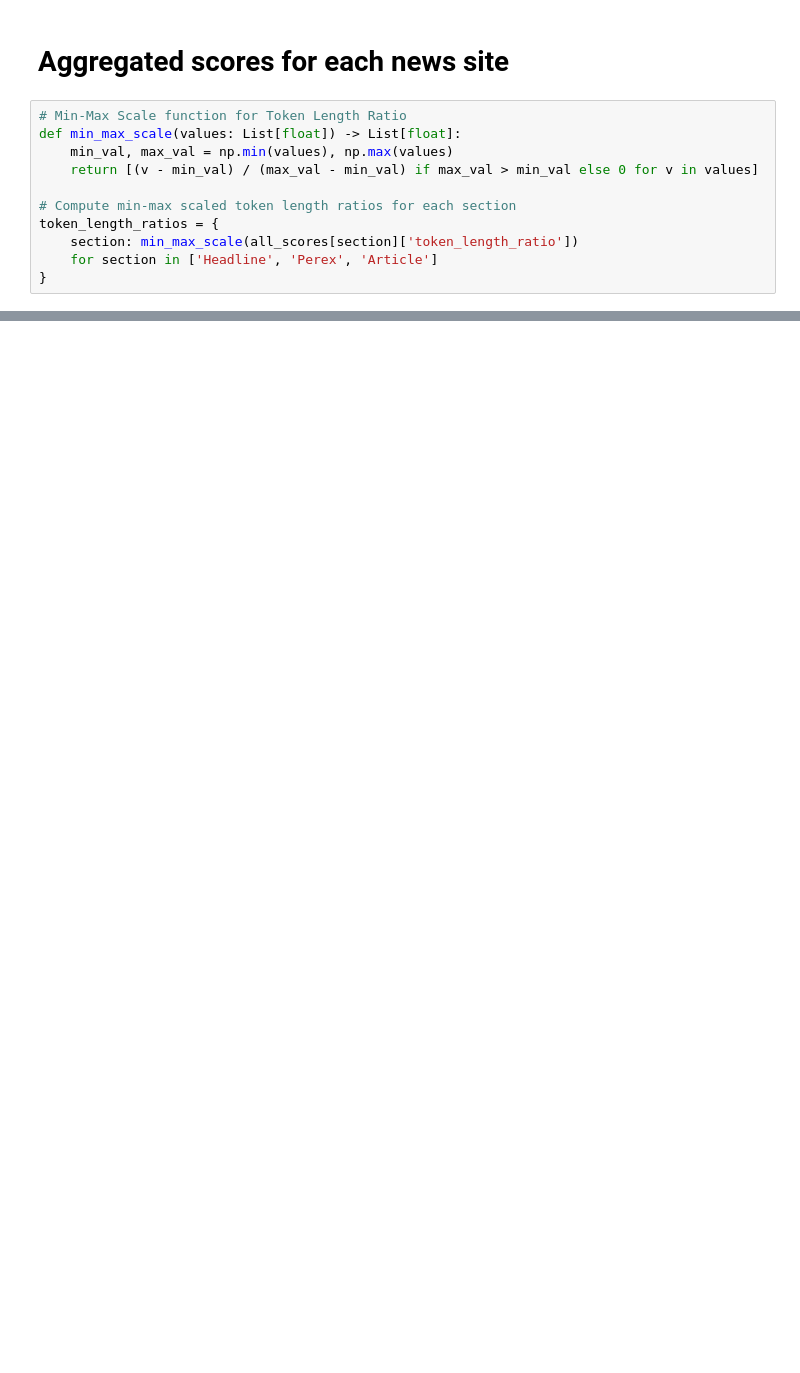
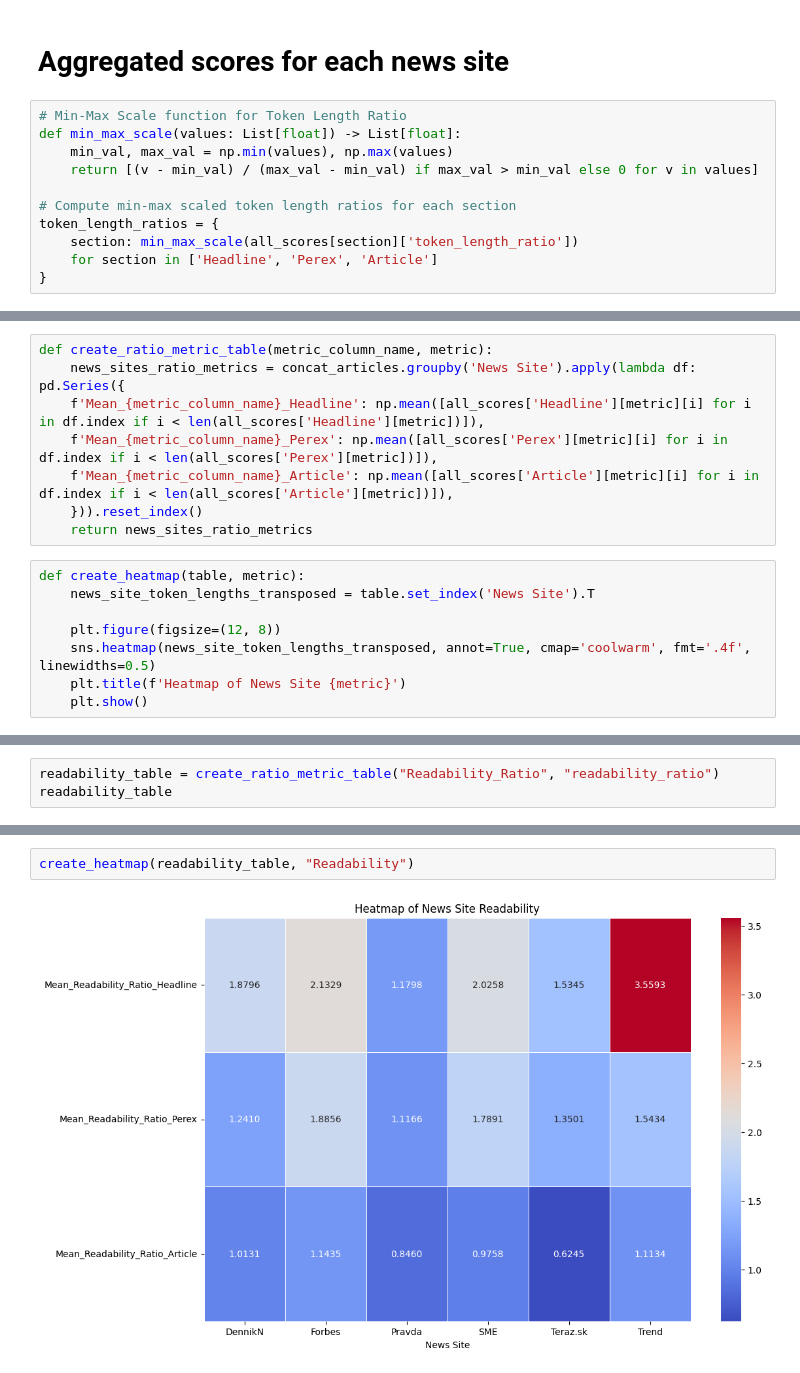
Before and after one commit to News-AIgency/App, a Jupyter notebook: backend/app/iitsrc/Evaluation.ipynb, the cells around one changed output, grey strips where cells are left out. Saved outputs shown, nothing was run; the diff lists cells and outputs as text; blank space fills up the shorter version.

```diff
--- a/backend/app/iitsrc/Evaluation.ipynb
+++ b/backend/app/iitsrc/Evaluation.ipynb
@@ -220,0 +386,16 @@ plt.show()
+# %%
+def create_ratio_metric_table(metric_column_name, metric):
+    news_sites_ratio_metrics = concat_articles.groupby('News Site').apply(lambda df: pd.Series({
+    f'Mean_{metric_column_name}_Headline': np.mean([all_scores['Headline'][metric][i] for i in df.index if i < len(all_scores['Headline'][metric])]),
+    f'Mean_{metric_column_name}_Perex': np.mean([all_scores['Perex'][metric][i] for i in df.index if i < len(all_scores['Perex'][metric])]),
+    f'Mean_{metric_column_name}_Article': np.mean([all_scores['Article'][metric][i] for i in df.index if i < len(all_scores['Article'][metric])]),
+    })).reset_index()
+    return news_sites_ratio_metrics
+# %%
+def create_heatmap(table, metric):
+    news_site_token_lengths_transposed = table.set_index('News Site').T
+
+    plt.figure(figsize=(12, 8))
+    sns.heatmap(news_site_token_lengths_transposed, annot=True, cmap='coolwarm', fmt='.4f', linewidths=0.5)
+    plt.title(f'Heatmap of News Site {metric}')
+    plt.show()
@@ -244,0 +489,3 @@ plt.show()
+# %%
+readability_table = create_ratio_metric_table("Readability_Ratio", "readability_ratio")
+readability_table
@@ -244,0 +500,4 @@ plt.show()
+# %%
+create_heatmap(readability_table, "Readability")
+# %% [output]
+[figure, added]
```
Also changed, not shown: parts of 43 cells of this notebook.
